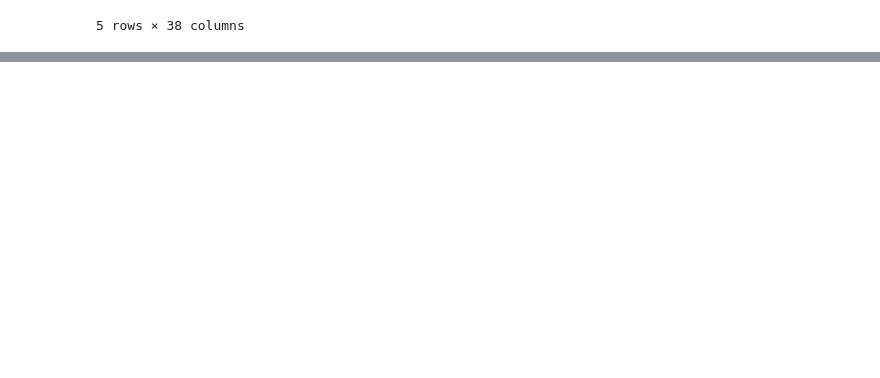
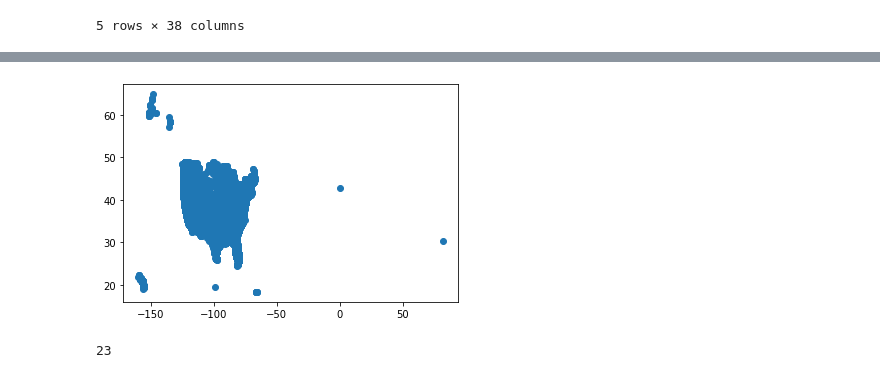
Before and after one commit to A-Klaber/project_fin, a Jupyter notebook: prelim-resources/alt_fuel_stations (May 19 2022)-clean-up.ipynb, the cells around one changed output, grey strips where cells are left out. Drawn from its saved outputs; the diff is of its cells as text; code cells hidden in the pictures; blank space fills up the shorter version.

```diff
--- a/prelim-resources/alt_fuel_stations (May 19 2022)-clean-up.ipynb
+++ b/prelim-resources/alt_fuel_stations (May 19 2022)-clean-up.ipynb
@@ -28,0 +49,4 @@ alt_stat_0522.head()
+# %%
+alt_stat_0522_cleaner = alt_stat_0522.drop(['Station Phone','Intersection Directions','Street Address','Federal Agency Code','Groups With Access Code (French)','Federal Agency Code','Access Detail Code',
+'Federal Agency Name','Federal Agency ID'],axis = 1)
+alt_stat_0522_cleaner
@@ -28,0 +67,17 @@ alt_stat_0522.head()
+# %%
+# 'Open Date' - today/2022.. = years open? calculate new column?
+
+# new data base with only lat long 'Station Name'
+
+
+
+
+import matplotlib.pyplot as plt
+plt.scatter(x=alt_stat_0522_cleaner['Longitude'], y=alt_stat_0522_cleaner['Latitude'])
+plt.show()
+# %% [output]
+[figure, added]
+# %%
+print(alt_stat_0522_cleaner['Groups With Access Code'].nunique())
+# %% [output]
+23
```
Also changed, not shown: parts of 5 cells of this notebook.
